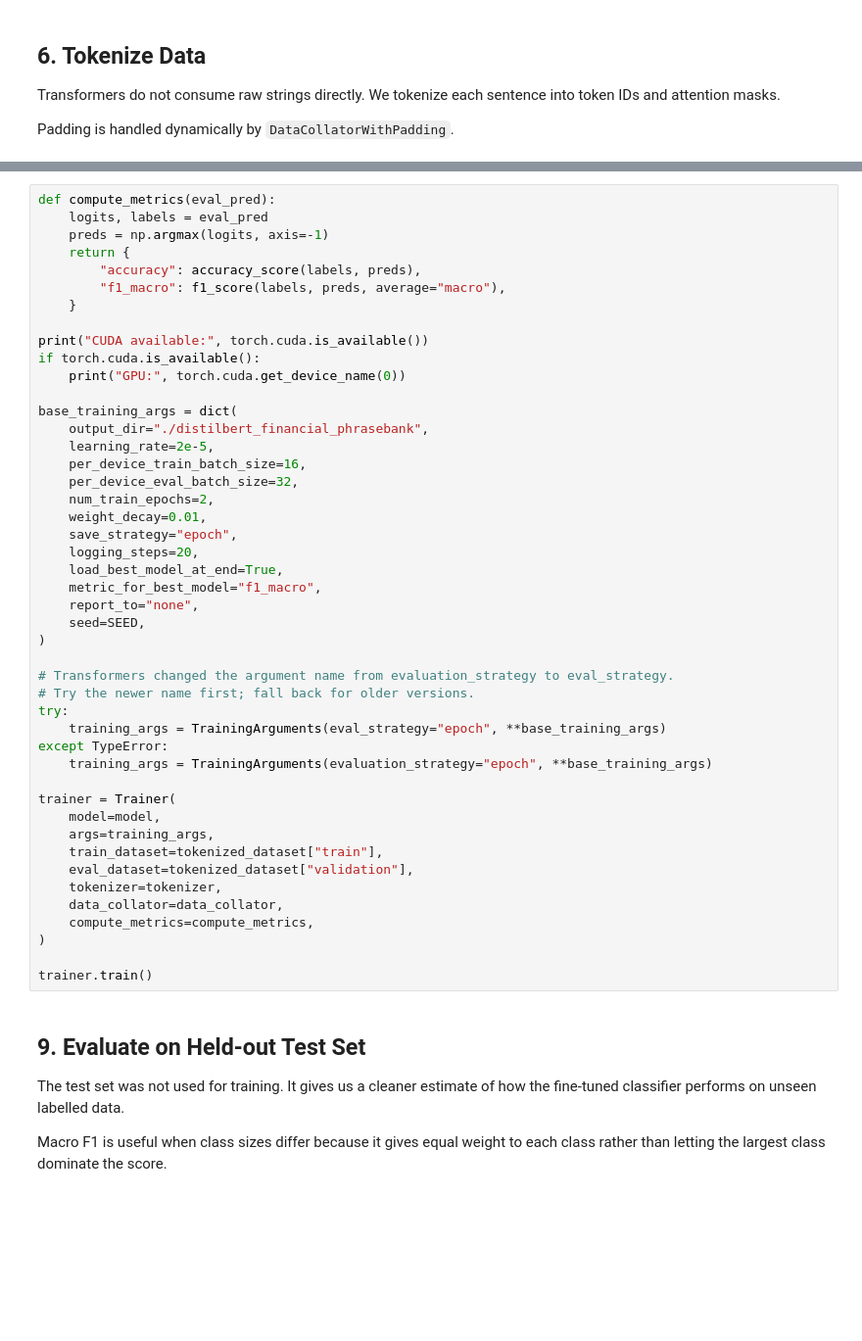
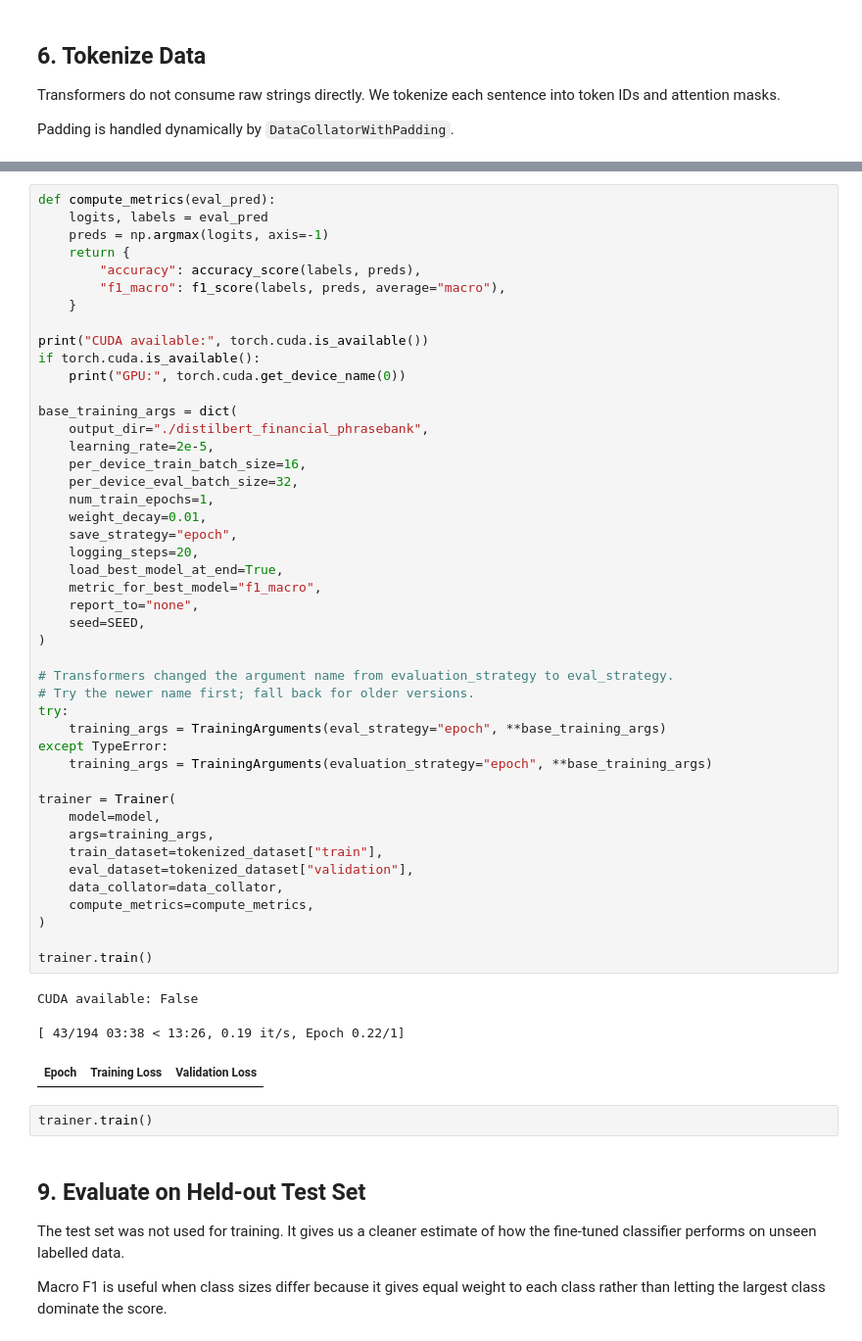
Before and after one commit to helenlu-vbs/NLP_LLM_for_Finance_and-Accounting_Research-Sheffield-, a Jupyter notebook: 004_finetune_open_source_transformer_financial_sentiment.ipynb, the cells around one changed output, grey strips where cells are left out. Shown at 98% size. Saved outputs shown, nothing was run; the diff lists cells and outputs as text; blank space fills up the shorter version.

```diff
--- a/004_finetune_open_source_transformer_financial_sentiment.ipynb
+++ b/004_finetune_open_source_transformer_financial_sentiment.ipynb
@@ -290,35 +516,40 @@ base_training_args = dict(
     output_dir="./distilbert_financial_phrasebank",
     learning_rate=2e-5,
     per_device_train_batch_size=16,
     per_device_eval_batch_size=32,
-    num_train_epochs=2,
+    num_train_epochs=1,
     weight_decay=0.01,
     save_strategy="epoch",
     logging_steps=20,
     load_best_model_at_end=True,
     metric_for_best_model="f1_macro",
     report_to="none",
     seed=SEED,
 )
 
 # Transformers changed the argument name from evaluation_strategy to eval_strategy.
 # Try the newer name first; fall back for older versions.
 try:
     training_args = TrainingArguments(eval_strategy="epoch", **base_training_args)
 except TypeError:
     training_args = TrainingArguments(evaluation_strategy="epoch", **base_training_args)
 
 trainer = Trainer(
     model=model,
     args=training_args,
     train_dataset=tokenized_dataset["train"],
     eval_dataset=tokenized_dataset["validation"],
-    tokenizer=tokenizer,
     data_collator=data_collator,
     compute_metrics=compute_metrics,
 )
 
 trainer.train()
+# %% [output]
+CUDA available: False
+[ 43/194 03:38 < 13:26, 0.19 it/s, Epoch 0.22/1]
+| Epoch | Training Loss | Validation Loss |
+# %%
+trainer.train()
 # %% [markdown]
 ## 9. Evaluate on Held-out Test Set
 
```
Also changed, not shown: parts of 18 cells of this notebook.
